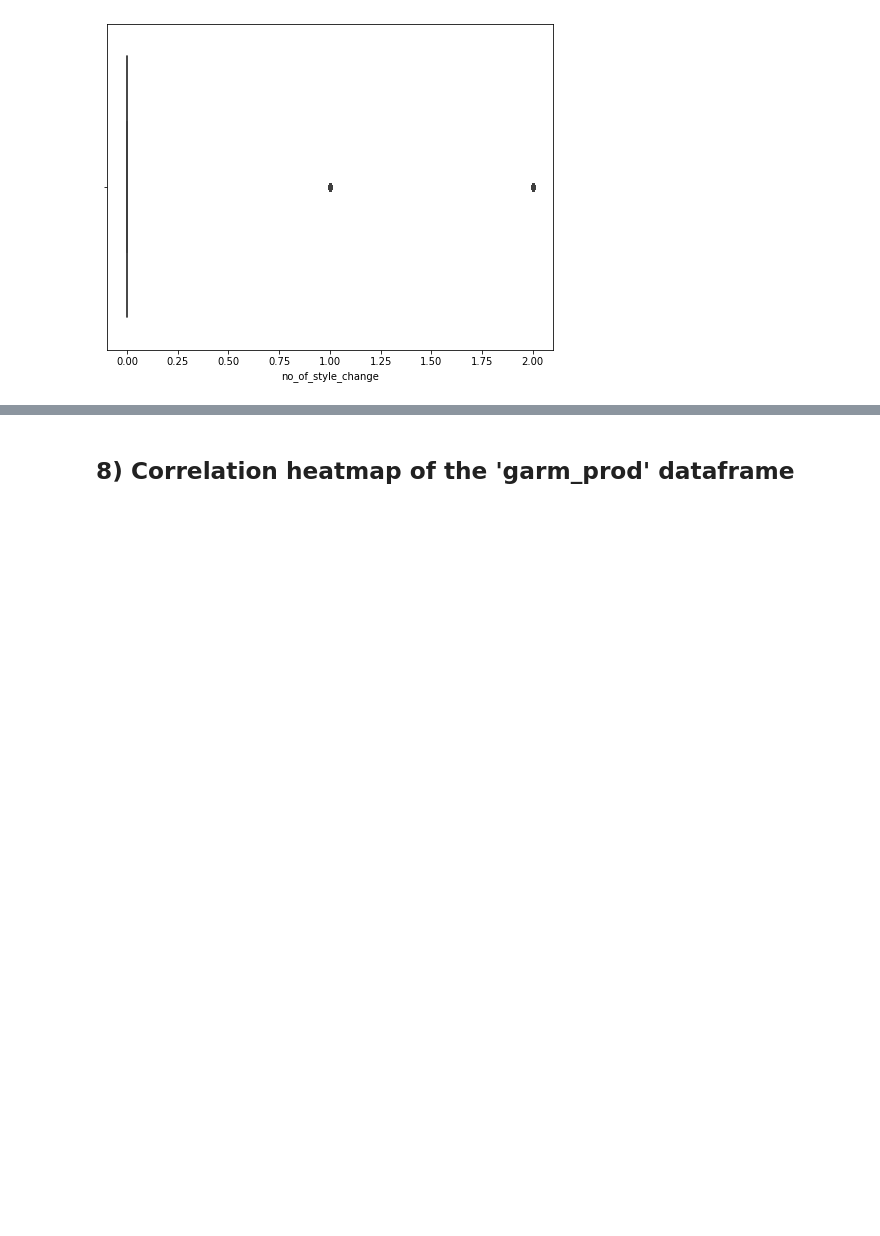
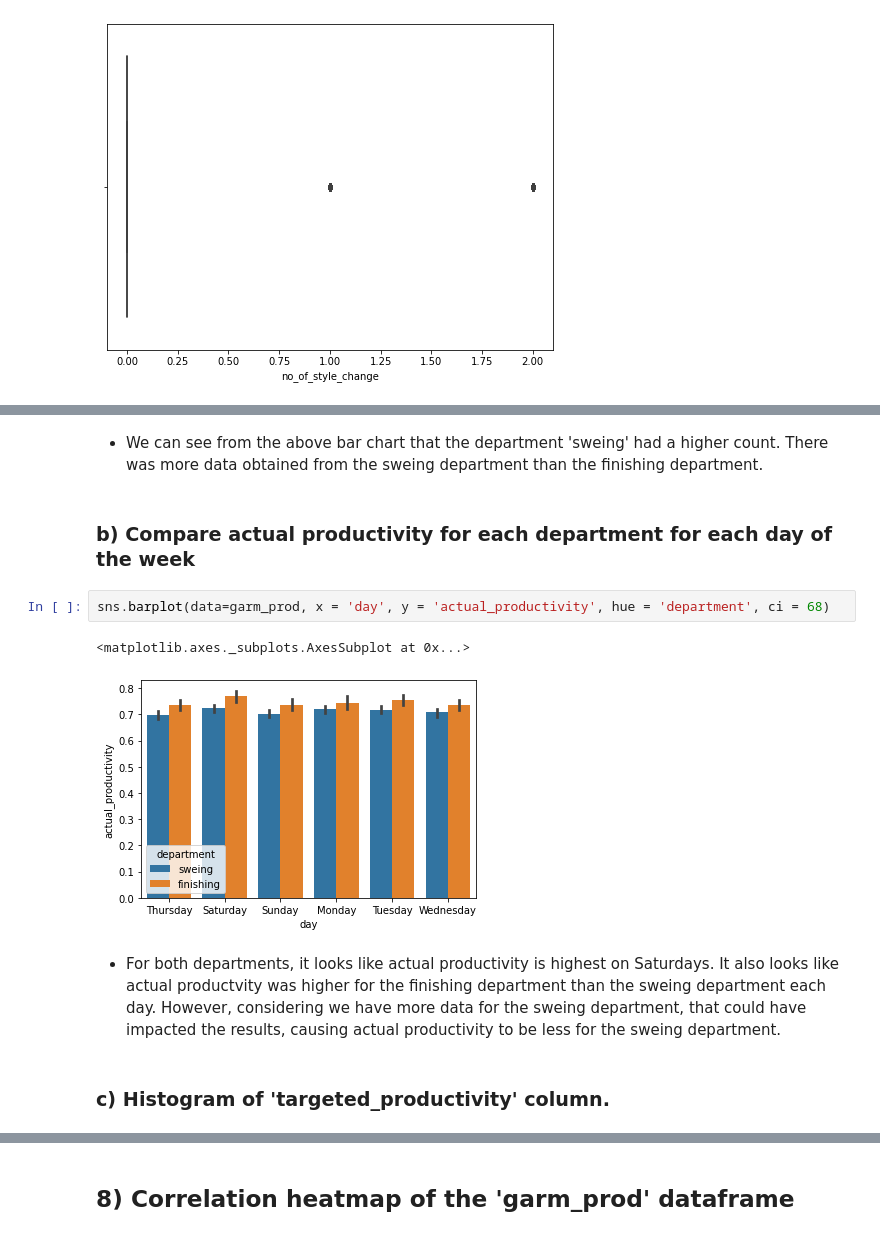
Before and after one commit to todebode/Garments-Industry-Employee-Productivity, a Jupyter notebook: Garment_Industry_Employee_Productivity.ipynb, the cells around one changed output, grey strips where cells are left out. Saved outputs shown, nothing was run; the diff lists cells and outputs as text; blank space fills up the shorter version.

```diff
--- a/Garment_Industry_Employee_Productivity.ipynb
+++ b/Garment_Industry_Employee_Productivity.ipynb
@@ -449,0 +434,13 @@ sns.boxplot(data=garm_prod, x='actual_productivity');
+# %% [markdown]
+- We can see from the above bar chart that the department 'sweing' had a higher count. There was more data obtained from the sweing department than the finishing department.
+# %% [markdown]
+### b) Compare actual productivity for each department for each day of the week
+# %%
+sns.barplot(data=garm_prod, x = 'day', y = 'actual_productivity', hue = 'department', ci = 68)
+# %% [output]
+<matplotlib.axes._subplots.AxesSubplot at 0x...>
+[figure, added]
+# %% [markdown]
+- For both departments, it looks like actual productivity is highest on Saturdays. It also looks like actual productvity was higher for the finishing department than the sweing department each day. However, considering we have more data for the sweing department, that could have impacted the results, causing actual productivity to be less for the sweing department.
+# %% [markdown]
+### c) Histogram of 'targeted_productivity' column.
```
Also changed, not shown: parts of 139 cells of this notebook.
